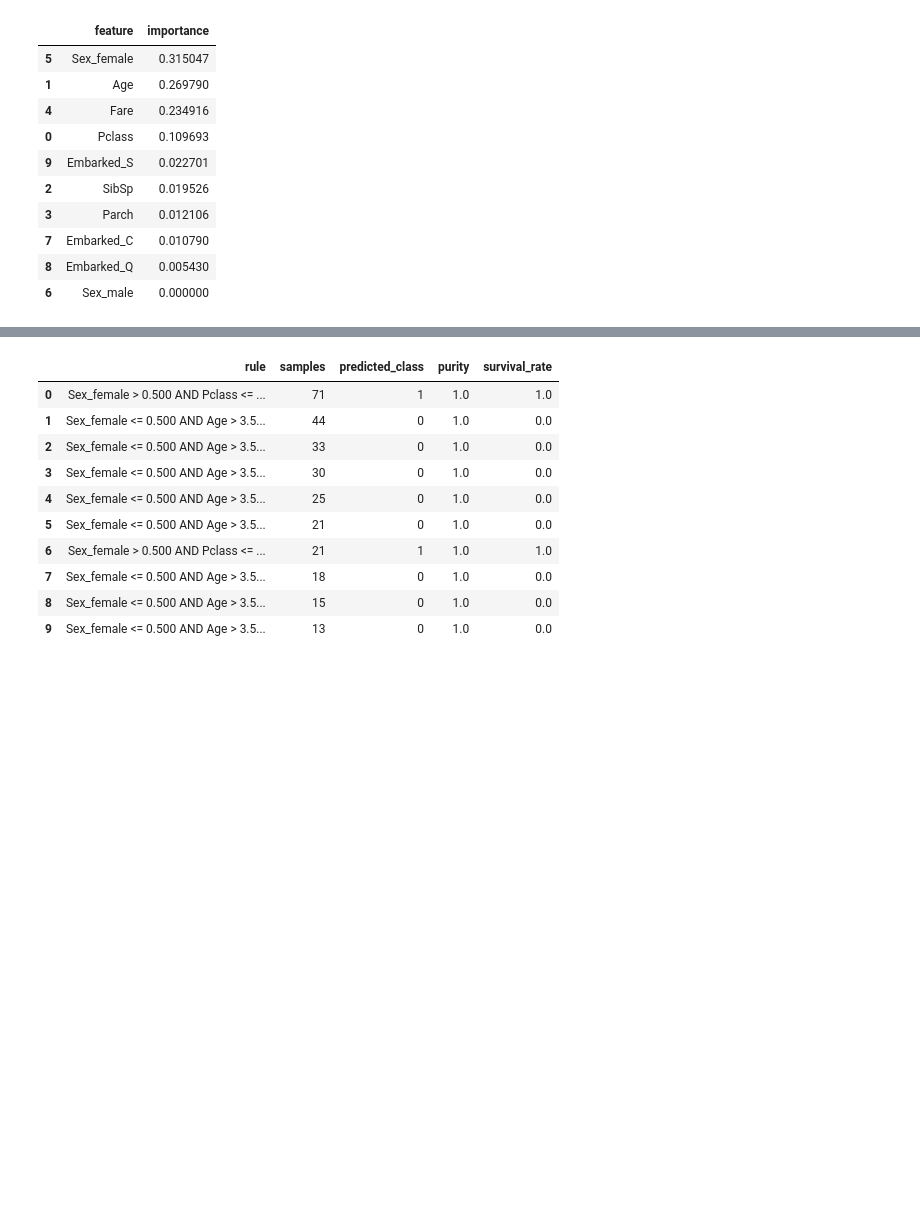
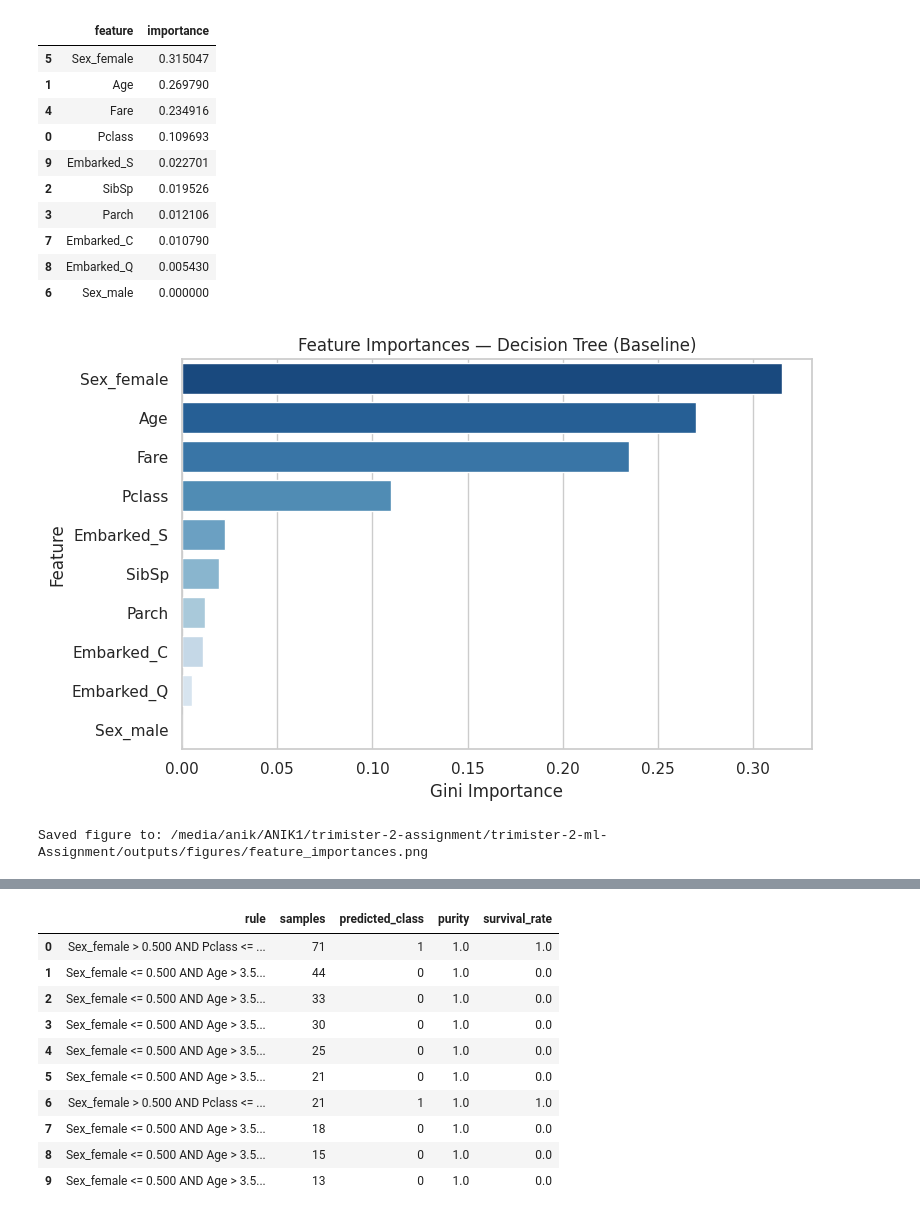
Before and after one commit to anikdascodes/trimister-2-ml-Assignment, a Jupyter notebook: assignment_notebook.ipynb, the cells around one changed output, grey strips where cells are left out. Saved outputs shown, nothing was run; the diff lists cells and outputs as text; code cells hidden in the pictures; blank space fills up the shorter version.

```diff
--- a/assignment_notebook.ipynb
+++ b/assignment_notebook.ipynb
@@ -671,6 +656,27 @@ feature_importance_df
 | 7 | Embarked_C | 0.010790 |
 | 8 | Embarked_Q | 0.005430 |
 | 6 | Sex_male | 0.000000 |
+# %%
+fig, ax = plt.subplots(figsize=(8, 5))
+sns.barplot(
+    data=feature_importance_df,
+    x="importance",
+    y="feature",
+    ax=ax,
+    palette="Blues_r",
+    orient="h",
+)
+ax.set_title("Feature Importances — Decision Tree (Baseline)")
+ax.set_xlabel("Gini Importance")
+ax.set_ylabel("Feature")
+plt.tight_layout()
+fi_plot_path = FIGURE_DIR / "feature_importances.png"
+plt.savefig(fi_plot_path, dpi=150, bbox_inches="tight")
+plt.show()
+print(f"Saved figure to: {fi_plot_path}")
+# %% [output]
+[figure, added]
+Saved figure to: /media/anik/ANIK1/trimister-2-assignment/trimister-2-ml-Assignment/outputs/figures/feature_importances.png
 # %%
 plt.figure(figsize=(14, 8))
 plot_tree(
```
Also changed, not shown: parts of 29 cells of this notebook, 31 other files.
